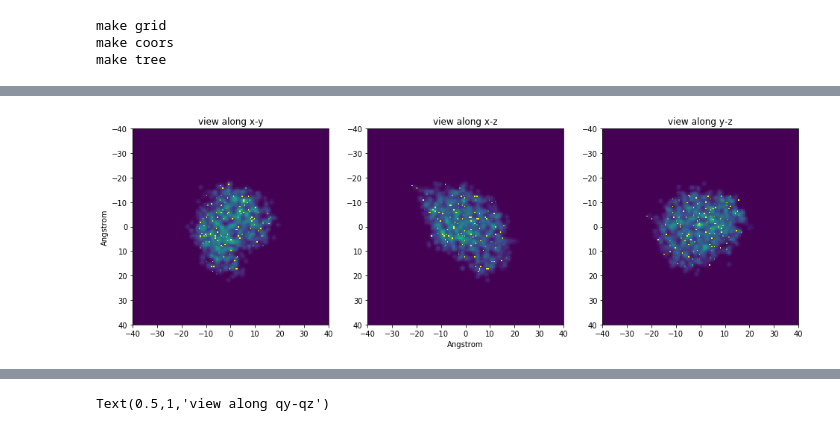
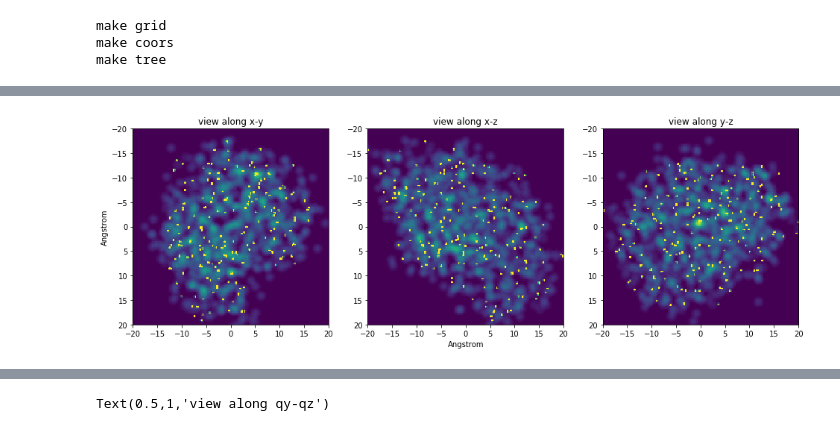
Before and after one commit to dermen/n0t3boox, a Jupyter notebook: kam_simulation_beginnings.ipynb, the cells around one changed output, grey strips where cells are left out. Saved outputs shown, nothing was run; the diff lists cells and outputs as text; code cells hidden in the pictures.

```diff
--- a/kam_simulation_beginnings.ipynb
+++ b/kam_simulation_beginnings.ipynb
@@ -9,15 +9,6 @@ from bornagain import Molecule
 from thor import scatter
 # %%
 from bornagain import Molecule
-# %%
-# define a grid
-grid_size = 80 # angstrom
-grid_spacing = 0.5 # angstrom
-Ngrid_pt = grid_size/grid_spacing
-
-# load a molecule
-mol = Molecule("2LYZ.pdb")
-mol.atom_vecs -= mol.atom_vecs.mean(0)
 # %%
 def plot_dens(dens, grid_size, **kwargs):
     plt.figure(figsize=(16,12))
@@ -28,3 +73,12 @@ def plot_dens(dens, grid_size, **kwargs):
+# %%
+# define a grid
+grid_size = 40 # angstrom
+grid_spacing = 0.25 # angstrom
+Ngrid_pt = grid_size/grid_spacing
+
+# load a molecule
+mol = Molecule("2LYZ.pdb")
+mol.atom_vecs -= mol.atom_vecs.mean(0)
 # %%
 # originally wanted to used histogramdd, but then realized it fails for fine grids..
 bins_on_d = np.linspace( - int(grid_size/2), int(grid_size/2), int(Ngrid_pt))
@@ -57,6 +111,8 @@ nearest_gridpts_to_atoms = KD_grid.query_ball_point( mol.atom_vecs, r=atom_size)
 # %%
 dens = np.zeros( x.shape)
 for i,nearest in enumerate( nearest_gridpts_to_atoms):
+    if not nearest:
+        continue
     idx = np.unravel_index( nearest, x.shape)
     dens[idx] += mol.Z[i]
 # %%
@@ -85,8 +141,8 @@ Wall time: 588 ms
 # %%
 # with atomic gaussians
-plot_dens( dens_crom_mann, grid_size, vmax=7)
+plot_dens( dens_crom_mann, grid_size, vmax=10)
 # %% [output]
-[figure, old version]
+[figure, new version]
 # %%
 %%time
 from scipy.fftpack import fftn, fftshift, fftfreq
```
Also changed, not shown: parts of 11 cells of this notebook.
